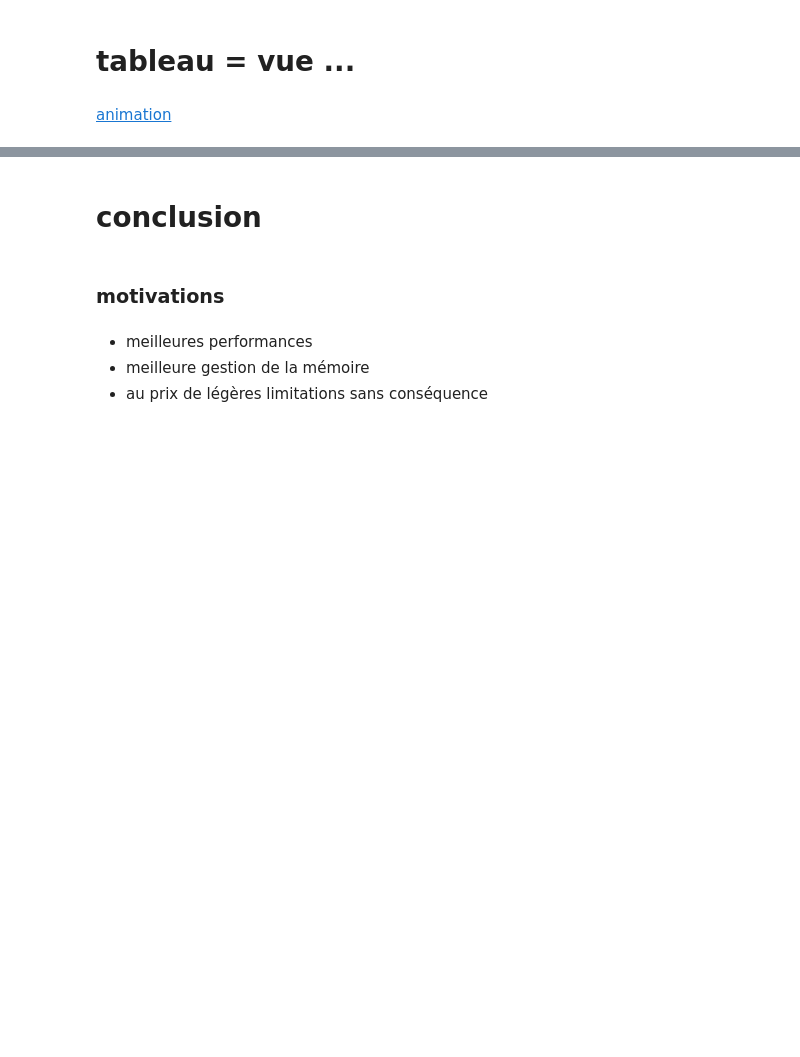
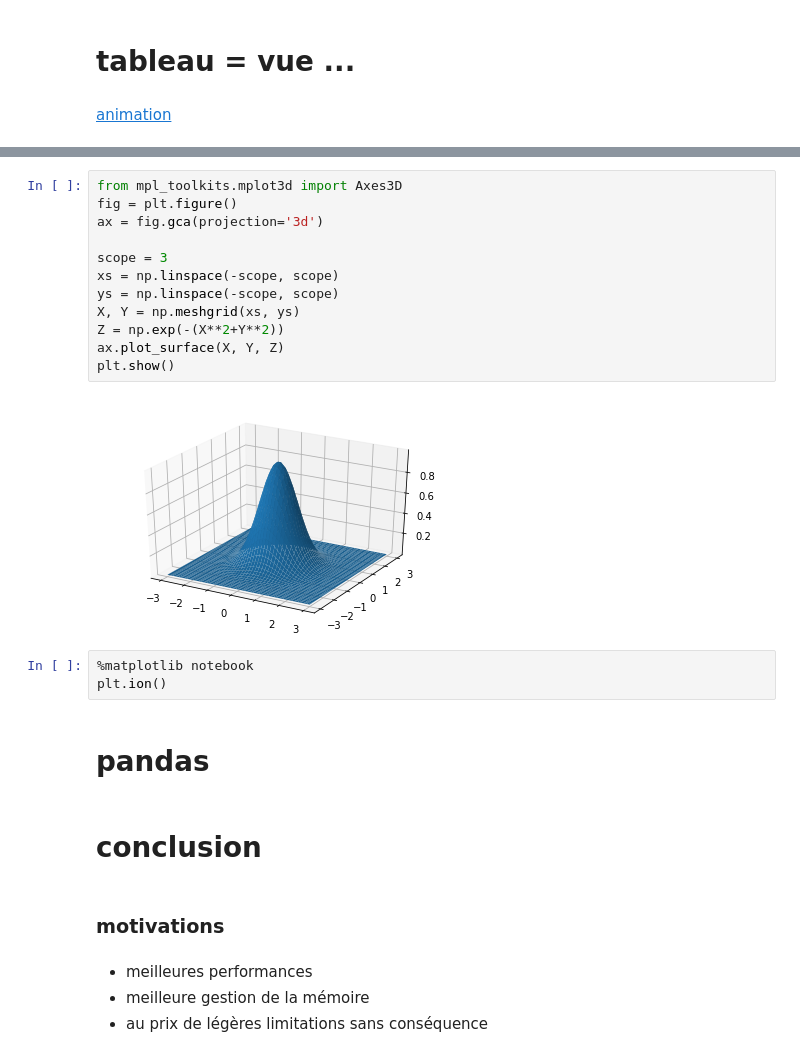
Before and after one commit to flotpython/course, a Jupyter notebook: w7/w7-s1-av.ipynb, the cells around one changed output, grey strips where cells are left out. Cells and saved outputs as stored; diff of their text form; blank space fills up the shorter version.

```diff
--- a/w7/w7-s1-av.ipynb
+++ b/w7/w7-s1-av.ipynb
@@ -120,3 +179,22 @@ a[1, 2] = 600.
+# %%
+from mpl_toolkits.mplot3d import Axes3D
+fig = plt.figure()
+ax = fig.gca(projection='3d')
+
+scope = 3
+xs = np.linspace(-scope, scope)
+ys = np.linspace(-scope, scope)
+X, Y = np.meshgrid(xs, ys)
+Z = np.exp(-(X**2+Y**2))
+ax.plot_surface(X, Y, Z)
+plt.show()
+# %% [output]
+[figure, added]
+# %%
+%matplotlib notebook
+plt.ion()
+# %% [markdown]
+# pandas
 # %% [markdown]
 # conclusion
 # %% [markdown]
```
Also changed, not shown: parts of 19 cells of this notebook, 25 other files.
